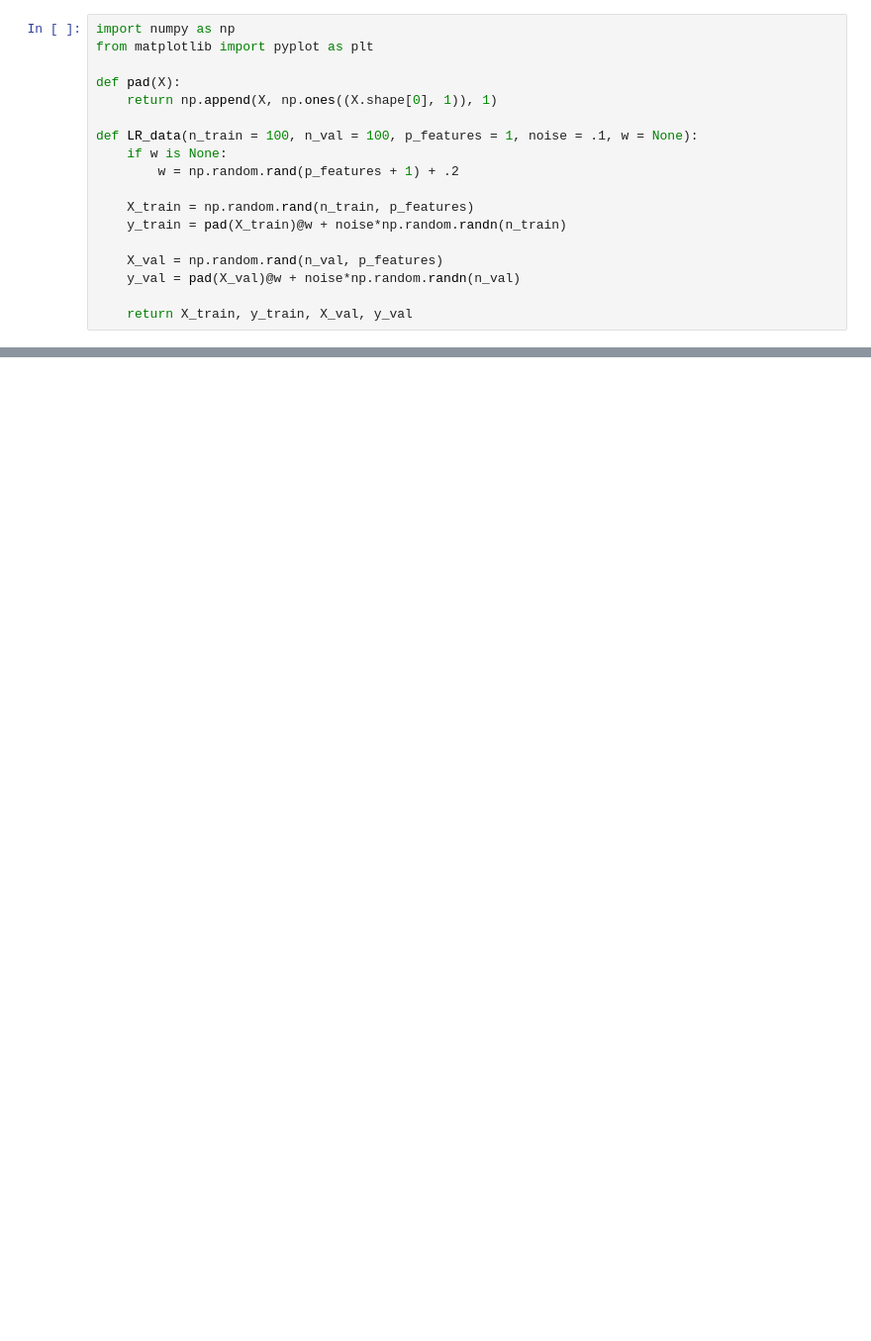
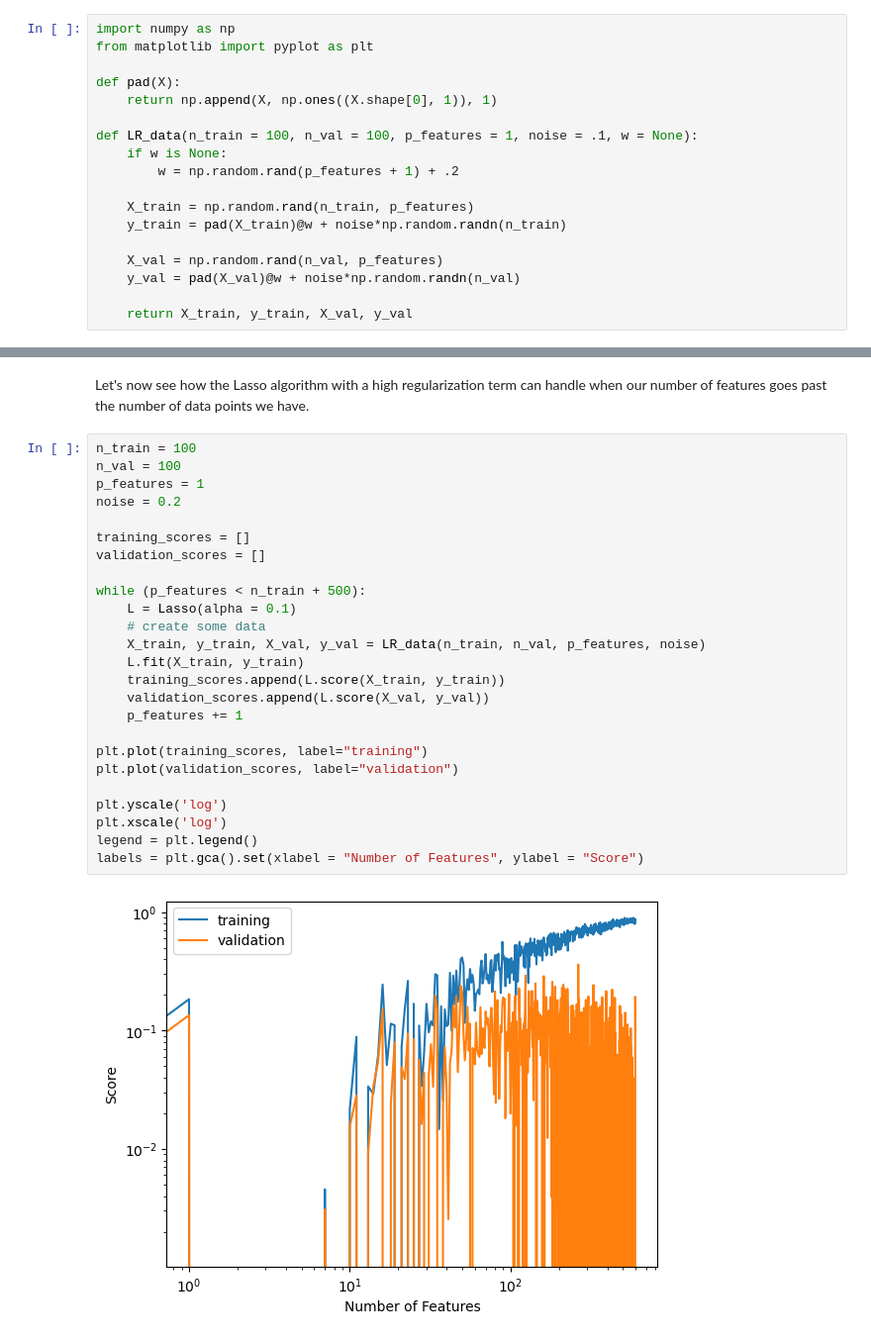
Before and after one commit to KatieMacalintal/KatieMacalintal.github.io, a Jupyter notebook: posts/linear-regression/index.ipynb, the cells around one changed output, grey strips where cells are left out. Shown at 99% size. Cells and saved outputs as stored; diff of their text form; blank space fills up the shorter version.

```diff
--- a/posts/linear-regression/index.ipynb
+++ b/posts/linear-regression/index.ipynb
@@ -226,0 +238,29 @@ labels = plt.gca().set(xlabel = "Number of Features", ylabel = "Score")
+# %% [markdown]
+Let's now see how the Lasso algorithm with a high regularization term can handle when our number of features goes past the number of data points we have.
+# %%
+n_train = 100
+n_val = 100
+p_features = 1
+noise = 0.2
+
+training_scores = []
+validation_scores = []
+
+while (p_features < n_train + 500):
+    L = Lasso(alpha = 0.1)
+    # create some data
+    X_train, y_train, X_val, y_val = LR_data(n_train, n_val, p_features, noise)
+    L.fit(X_train, y_train)
+    training_scores.append(L.score(X_train, y_train))
+    validation_scores.append(L.score(X_val, y_val))
+    p_features += 1
+
+plt.plot(training_scores, label="training")
+plt.plot(validation_scores, label="validation")
+
+plt.yscale('log')
+plt.xscale('log')
+legend = plt.legend()
+labels = plt.gca().set(xlabel = "Number of Features", ylabel = "Score")
+# %% [output]
+[figure, added]
```
Also changed, not shown: parts of 32 cells of this notebook, 13 other files.
